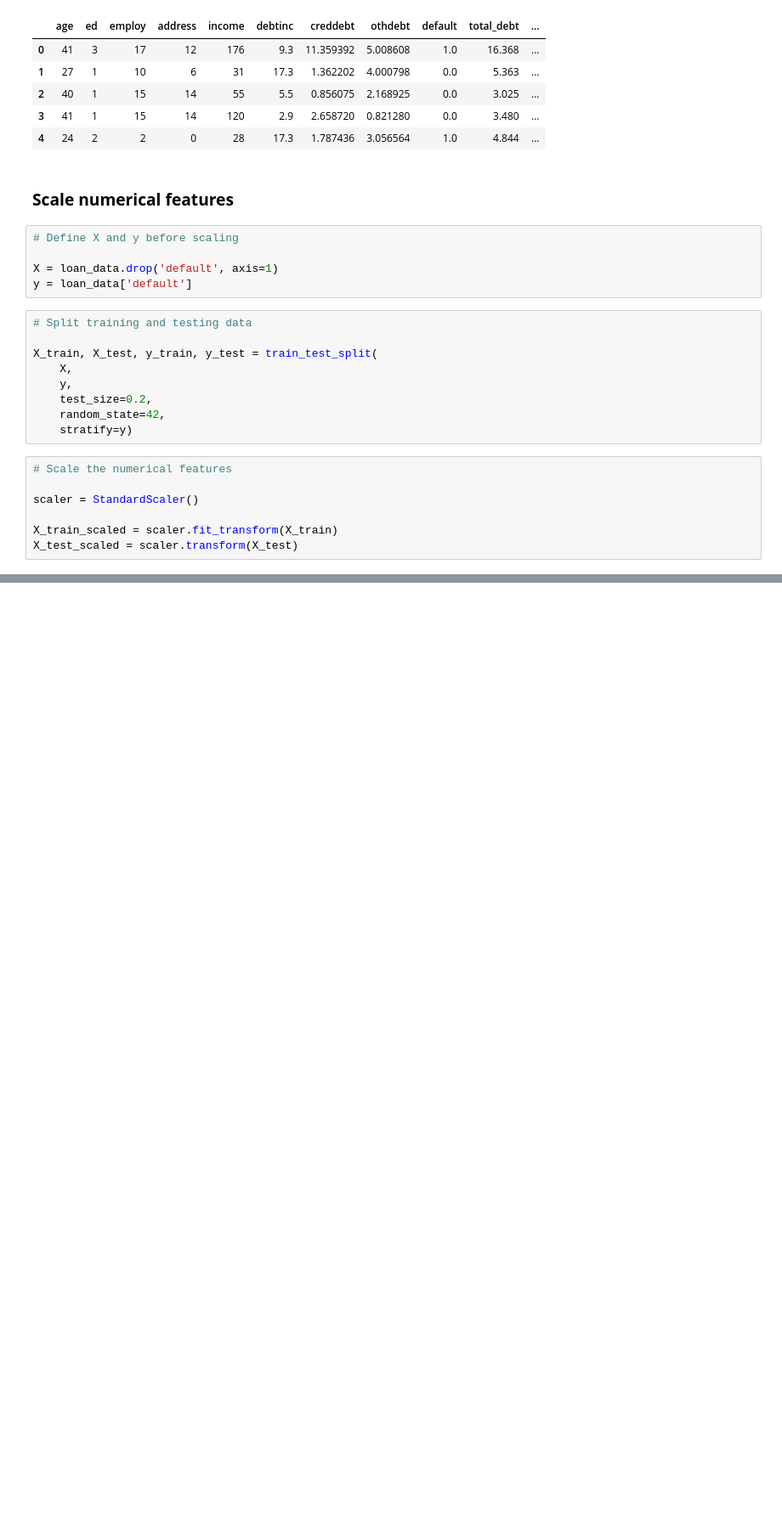
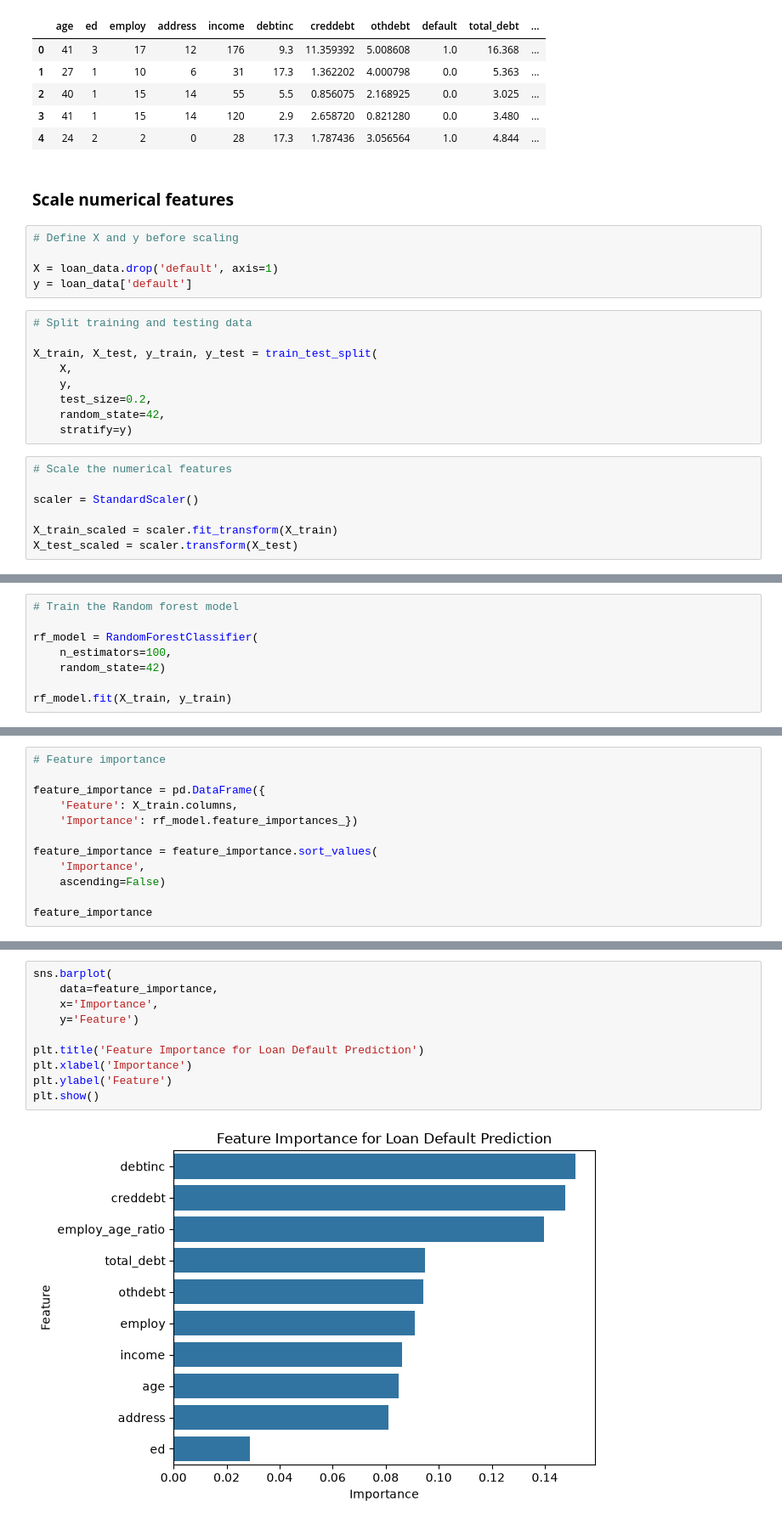
Before and after one commit to Yvesangwa/AI_labs, a Jupyter notebook: Lesson_15_AI_Applications/Loan_Default_Prediction.ipynb, the cells around one changed output, grey strips where cells are left out. Shown at 85% size. Saved outputs shown, nothing was run; the diff lists cells and outputs as text; blank space fills up the shorter version.

Commit message:
Model Building and Evaluation

```diff
--- a/Lesson_15_AI_Applications/Loan_Default_Prediction.ipynb
+++ b/Lesson_15_AI_Applications/Loan_Default_Prediction.ipynb
@@ -203,0 +210,8 @@ X_test_scaled = scaler.transform(X_test)
+# %%
+# Train the Random forest model
+
+rf_model = RandomForestClassifier(
+    n_estimators=100,
+    random_state=42)
+
+rf_model.fit(X_train, y_train)
@@ -203,0 +243,12 @@ X_test_scaled = scaler.transform(X_test)
+# %%
+# Feature importance
+
+feature_importance = pd.DataFrame({
+    'Feature': X_train.columns,
+    'Importance': rf_model.feature_importances_})
+
+feature_importance = feature_importance.sort_values(
+    'Importance',
+    ascending=False)
+
+feature_importance
@@ -203,0 +267,12 @@ X_test_scaled = scaler.transform(X_test)
+# %%
+sns.barplot(
+    data=feature_importance,
+    x='Importance',
+    y='Feature')
+
+plt.title('Feature Importance for Loan Default Prediction')
+plt.xlabel('Importance')
+plt.ylabel('Feature')
+plt.show()
+# %% [output]
+[figure, added]
```
Also changed, not shown: parts of 7 cells of this notebook.
